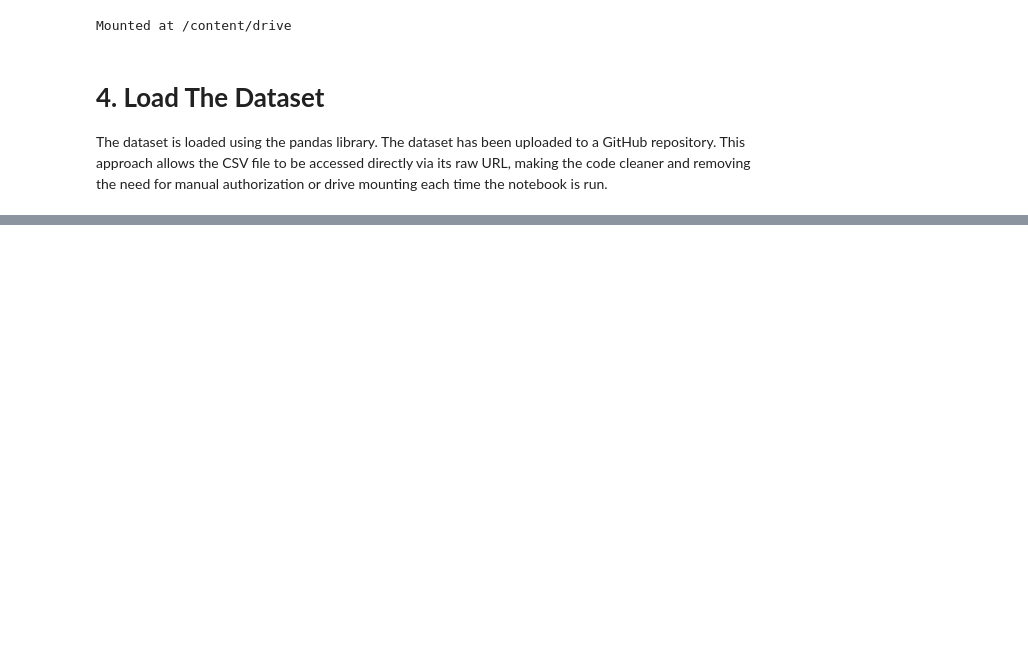
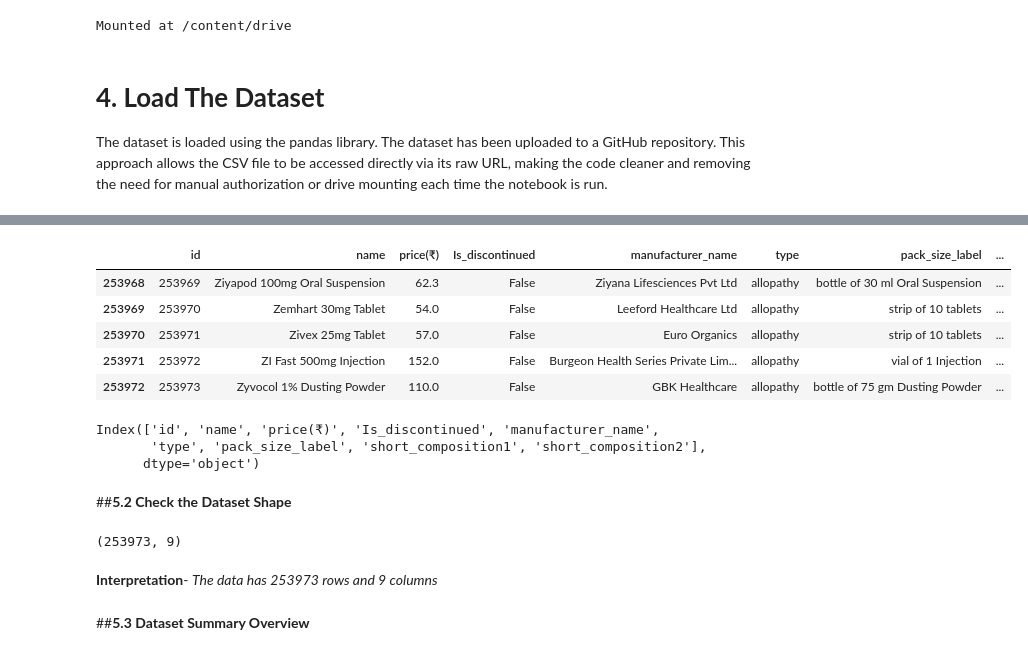
Before and after one commit to Sagarjain93/Pharma_Medicines, a Jupyter notebook: Pharma_medicines.ipynb, the cells around one changed output, grey strips where cells are left out. Cells and saved outputs as stored; diff of their text form; code cells hidden in the pictures; blank space fills up the shorter version.

```diff
--- a/Pharma_medicines.ipynb
+++ b/Pharma_medicines.ipynb
@@ -34,0 +50,25 @@ df = pd.read_csv('/content/drive/MyDrive/colab/eda/4. Pharma/MEDICINE DATASET/A_
+# %%
+df.tail()
+# %% [output]
+|  | id | name | price(₹) | Is_discontinued | manufacturer_name | type | pack_size_label | ... |
+| 253968 | 253969 | Ziyapod 100mg Oral Suspension | 62.3 | False | Ziyana Lifesciences Pvt Ltd | allopathy | bottle of 30 ml Oral Suspension | ... |
+| 253969 | 253970 | Zemhart 30mg Tablet | 54.0 | False | Leeford Healthcare Ltd | allopathy | strip of 10 tablets | ... |
+| 253970 | 253971 | Zivex 25mg Tablet | 57.0 | False | Euro Organics | allopathy | strip of 10 tablets | ... |
+| 253971 | 253972 | ZI Fast 500mg Injection | 152.0 | False | Burgeon Health Series Private Lim... | allopathy | vial of 1 Injection | ... |
+| 253972 | 253973 | Zyvocol 1% Dusting Powder | 110.0 | False | GBK Healthcare | allopathy | bottle of 75 gm Dusting Powder | ... |
+# %%
+df.columns
+# %% [output]
+Index(['id', 'name', 'price(₹)', 'Is_discontinued', 'manufacturer_name',
+       'type', 'pack_size_label', 'short_composition1', 'short_composition2'],
+      dtype='object')
+# %% [markdown]
+##**5.2 Check the Dataset Shape**
+# %%
+df.shape
+# %% [output]
+(253973, 9)
+# %% [markdown]
+**Interpretation**- *The data has 253973 rows and 9 columns*
+# %% [markdown]
+##**5.3 Dataset Summary Overview**
```
Also changed, not shown: parts of 6 cells of this notebook.
